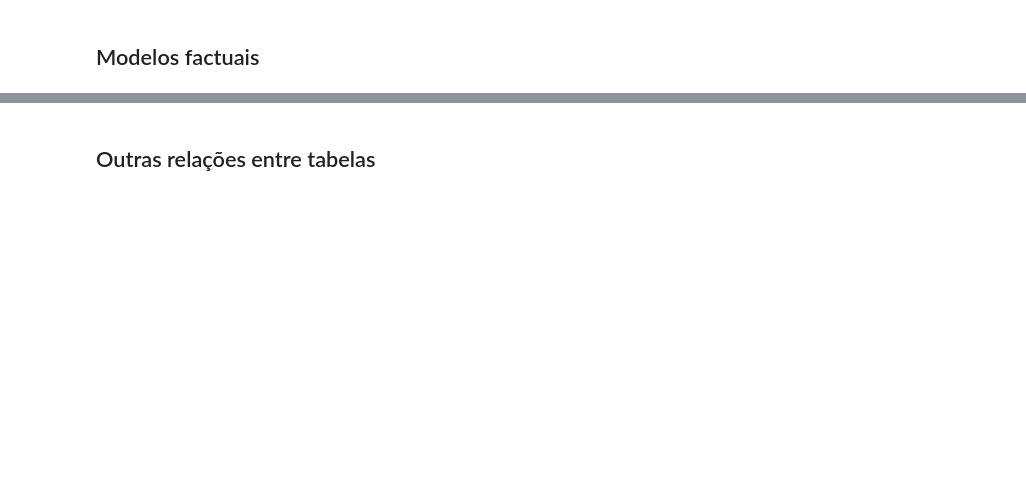
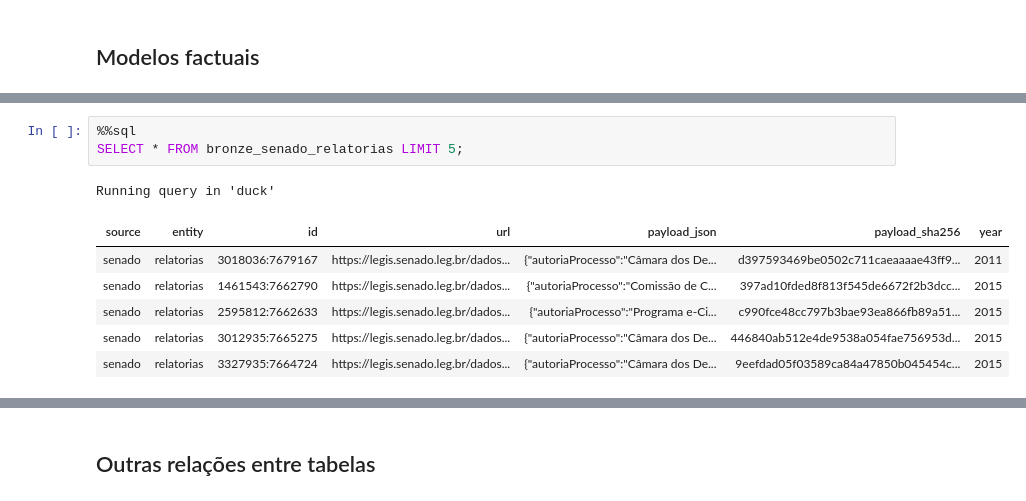
Before and after one commit to busdriverbuddha/tramita, a Jupyter notebook: silver_workbench_senado.ipynb, the cells around one changed output, grey strips where cells are left out. Drawn from its saved outputs; the diff is of its cells as text; blank space fills up the shorter version.

```diff
--- a/silver_workbench_senado.ipynb
+++ b/silver_workbench_senado.ipynb
@@ -1383,0 +904,11 @@ Truncated to displaylimit of 10.
+# %%
+%%sql
+SELECT * FROM bronze_senado_relatorias LIMIT 5;
+# %% [output]
+Running query in 'duck'
+| source | entity | id | url | payload_json | payload_sha256 | year |
+| senado | relatorias | 3018036:7679167 | https://legis.senado.leg.br/dados... | {"autoriaProcesso":"Câmara dos De... | d397593469be0502c711caeaaaae43ff9... | 2011 |
+| senado | relatorias | 1461543:7662790 | https://legis.senado.leg.br/dados... | {"autoriaProcesso":"Comissão de C... | 397ad10fded8f813f545de6672f2b3dcc... | 2015 |
+| senado | relatorias | 2595812:7662633 | https://legis.senado.leg.br/dados... | {"autoriaProcesso":"Programa e-Ci... | c990fce48cc797b3bae93ea866fb89a51... | 2015 |
+| senado | relatorias | 3012935:7665275 | https://legis.senado.leg.br/dados... | {"autoriaProcesso":"Câmara dos De... | 446840ab512e4de9538a054fae756953d... | 2015 |
+| senado | relatorias | 3327935:7664724 | https://legis.senado.leg.br/dados... | {"autoriaProcesso":"Câmara dos De... | 9eefdad05f03589ca84a47850b045454c... | 2015 |
```
Also changed, not shown: parts of 136 cells of this notebook, 3 other files.
